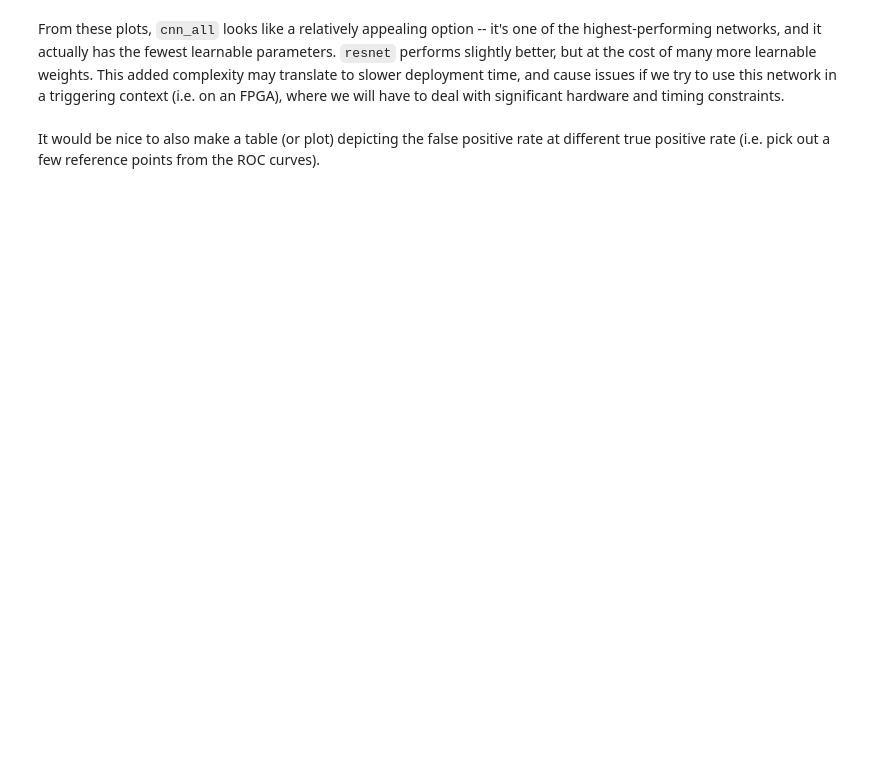
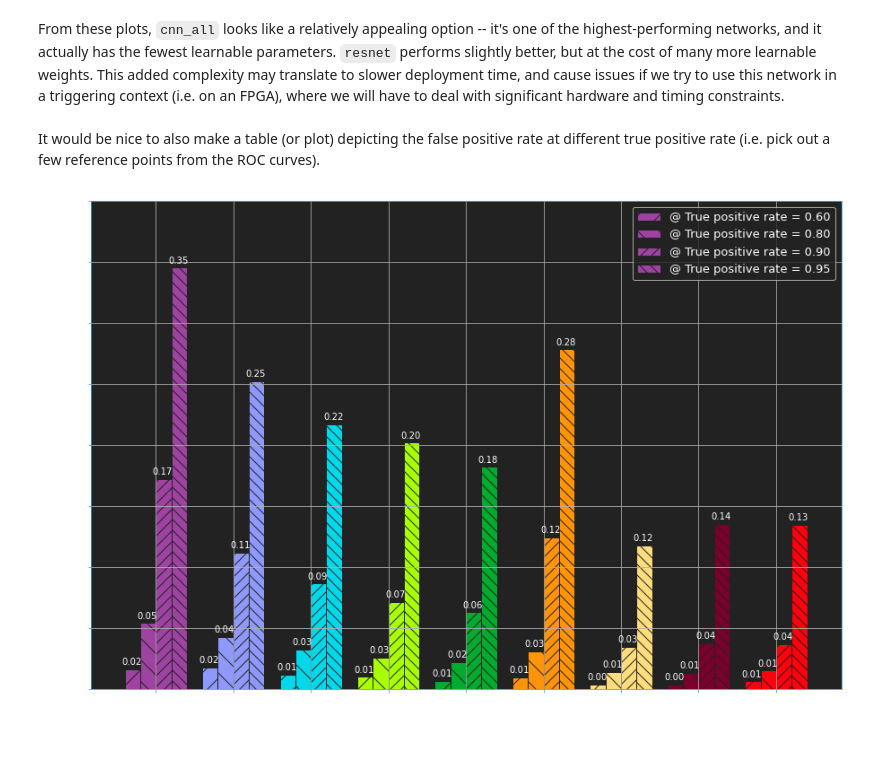
Before and after one commit to atlas-calo-ml/caloml-atlas, a Jupyter notebook: classifier/TopoClusterClassifier_Jan.ipynb, the cells around one changed output. Saved outputs shown, nothing was run; the diff lists cells and outputs as text; code cells hidden in the pictures; blank space fills up the shorter version.

```diff
--- a/classifier/TopoClusterClassifier_Jan.ipynb
+++ b/classifier/TopoClusterClassifier_Jan.ipynb
@@ -1452,63 +1665,69 @@ draw_cols = [plotstyle.colors[0]] + draw_cols
 # %%
-from scipy.interpolate import interp1d
 fpr_data = {}
 tpr_vals = np.array([0.6,0.8,0.9,0.95])
 
 for tpr_val in tpr_vals:
     fpr_data[tpr_val] = {}
-    for i, draw_key in enumerate(draw_keys):
+    for i, key in enumerate(roc_fpr.keys()):
 
         # Want to find the fpr at the given tpr
-        fpr = roc_fpr[draw_key]
-        tpr = roc_tpr[draw_key]
+        fpr = roc_fpr[key]
+        tpr = roc_tpr[key]
         f = interp1d(tpr, fpr)
-        fpr_data[tpr_val][draw_key] = f(tpr_val)
+        fpr_data[tpr_val][key] = f(tpr_val)
 # %%
+draw_keys = draw_keys_default
+draw_cols = draw_cols_default
+
 fig, ax = plt.subplots(figsize=(15,10))
 plotstyle.SetStylePlt(ax)
 
 # multiple bars -- handle visual offsets
 bar_width = 0.2
-n = len(tpr_vals)
-offsets = np.linspace(0.,(n-1) * bar_width,n)
+n = len(draw_keys)
+k = len(fpr_data.keys())
+offsets = np.linspace(0., (k-1) * bar_width, k)
 offsets = offsets - np.mean(offsets)
 
 # hatches for distinguishing between different tpr values
 hatches = ['/','\\','//','\\\\']
 
-x = np.arange(len(draw_keys))
+x = np.arange(n)
 rects = []
 for i,tpr_val in enumerate(fpr_data.keys()):
+    vals = [fpr_data[tpr_val][a] for a in draw_keys]
     bar = ax.bar(
         x + offsets[i],
-        fpr_data[tpr_val].values(),
+        vals,
         bar_width,
         label='@ True positive rate = {:.2f}'.format(tpr_val),
         color=draw_cols,
         hatch = hatches[i],
-        edgecolor=plotstyle.text_plt
+        edgecolor=plotstyle.canv_plt
     )
 
     for rect in bar:
         height = rect.get_height()
         ax.annotate('{:.2f}'.format(height),
             xy=(rect.get_x() + rect.get_width() / 2, height),
-            xytext=(0, 3),  # 3 points vertical offset
+            xytext=(-1, 3),  # 1 point horizontal offset, 3 points vertical offset
             textcoords="offset points",
             color=plotstyle.text_plt,
             ha='center', va='bottom'
                    )
-
     rects.append(bar)
 
 result = ax.set_xticks(x)
-result = ax.set_xticklabels(draw_keys)
+x_labels = [x.replace('_','\n') for x in draw_keys]
+result = ax.set_xticklabels(x_labels)
 
 ax.set_xlabel('Method')
 ax.set_ylabel('False positive rate')
 ax.set_ylim(0.,0.4)
 
 leg = ax.legend(facecolor=plotstyle.canv_plt)
 for leg_text in leg.get_texts(): leg_text.set_color(plotstyle.text_plt)
 
 qu.SaveSubplots(fig, np.array([ax]), ['fpr'], savedir=plotpath, ps=plotstyle)
+# %% [output]
+[figure, added]
```
Also changed, not shown: parts of 30 cells of this notebook, 1 other file.
